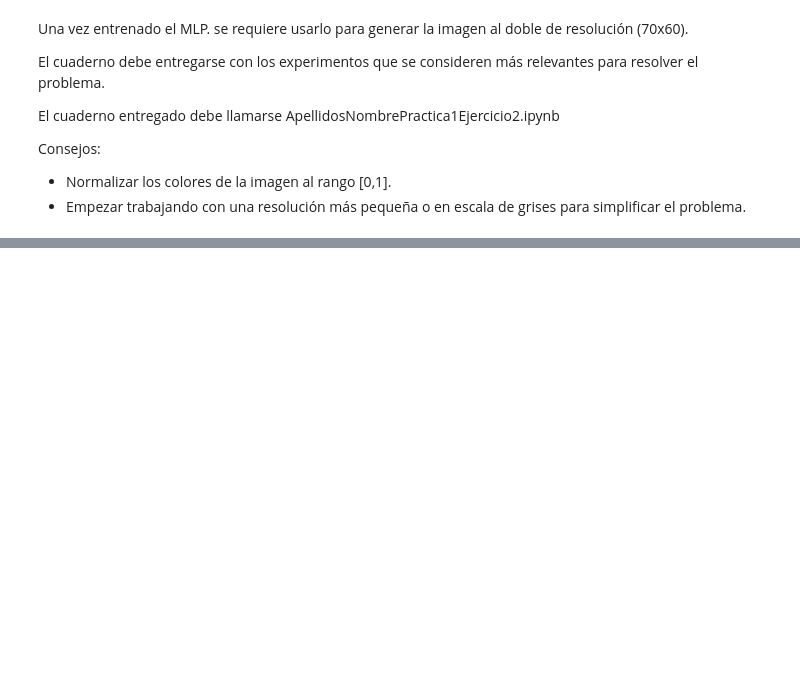
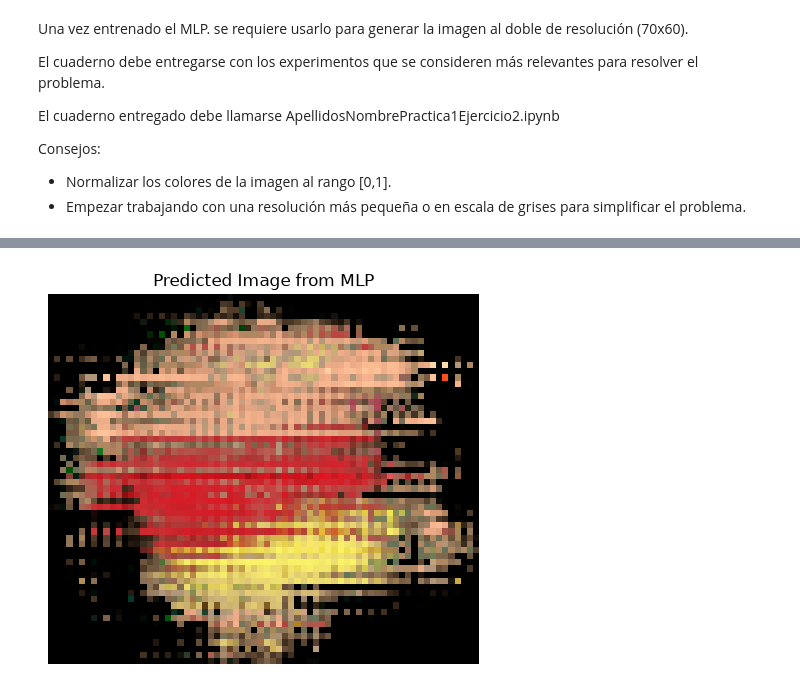
Before and after one commit to danielfernandezroldan2005/ai-programming-practices, a Jupyter notebook: FernándezRoldánDanielPractica1Ejercicio2.ipynb, the cells around one changed output, grey strips where cells are left out. Drawn from its saved outputs; the diff is of its cells as text; code cells hidden in the pictures; blank space fills up the shorter version.

```diff
--- a/FernándezRoldánDanielPractica1Ejercicio2.ipynb
+++ b/FernándezRoldánDanielPractica1Ejercicio2.ipynb
@@ -200,0 +221,19 @@ for epoch in progress_bar:
+# %%
+with torch.no_grad():  # Disable gradient computation for evaluation.
+    # Create a new grid of (x, y) coordinates for evaluation, normalized to [0, 1].
+    x_new = torch.linspace(0, 1, steps = 70)
+    y_new = torch.linspace(0, 1, steps = 60)
+    gy, gx = torch.meshgrid(y_new, x_new, indexing = 'ij')
+
+    coordinates_new = torch.stack([gx.flatten(), gy.flatten()], dim=1).to(device)  # Stack the new grid coordinates.
+
+    colors_predicted = model(coordinates_new)  # Predict colors for the new coordinates.
+
+image_final = colors_predicted.reshape(60, 70, 3).cpu().numpy()  # Reshape the predicted colors to (60, 70, 3) and convert to numpy.
+
+plt.imshow(image_final)  # Display the predicted image.
+plt.axis('off')  # Turn off axis labels.
+plt.title("Predicted Image from MLP")  # Set the title of the plot.
+plt.show()  # Show the plot.
+# %% [output]
+[figure, added]
```
Also changed, not shown: parts of 2 cells of this notebook.
